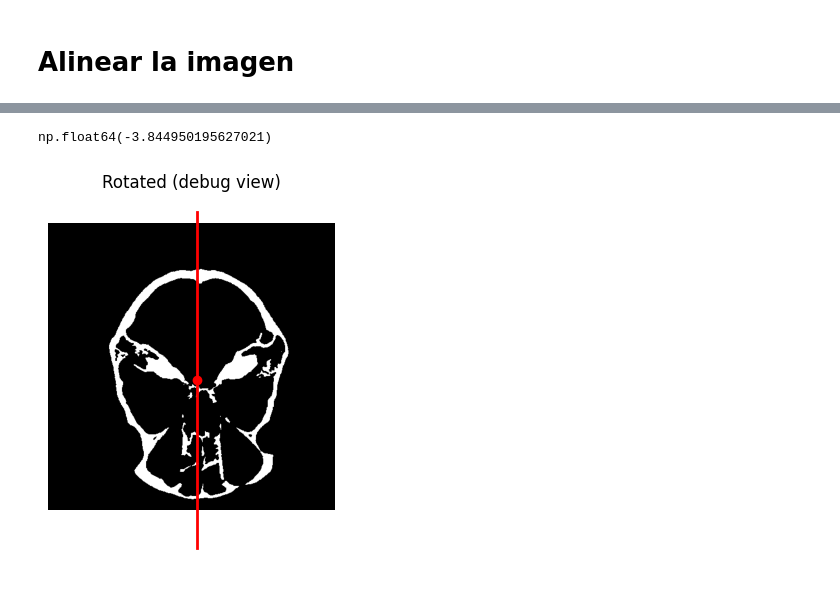
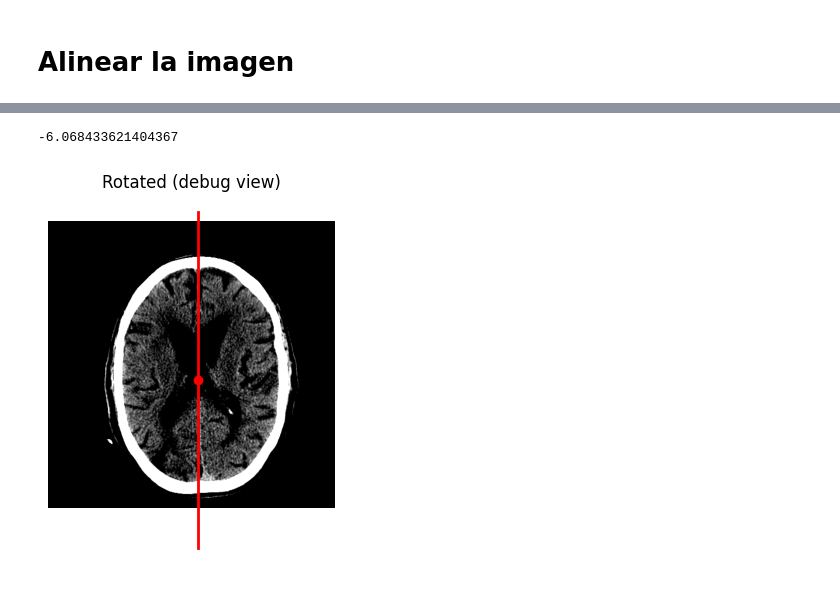
Before and after one commit to Traintain/DICOM_tools, a Jupyter notebook: Preprocessing.ipynb, the cells around one changed output, grey strips where cells are left out. Cells and saved outputs as stored; diff of their text form; code cells hidden in the pictures.

```diff
--- a/Preprocessing.ipynb
+++ b/Preprocessing.ipynb
@@ -8,5 +9,6 @@ import matplotlib.pyplot as plt
 # %%
-img_path = "C:/Users/jmriv/Dataset006_FSFB/imagesTr/FSFB_001_0000.nii.gz"
+img_path = "D:/jm.rivera/nnUnet_data/nnUNet_raw/Dataset009_FSFBMask/imagesTr/FSFBMask_001_0000.nii.gz"
+mask_path = "D:/jm.rivera/nnUnet_data/nnUNet_raw/Dataset009_FSFBMask/labelsTr/FSFBMask_001.nii.gz"
 # %%
 def apply_window(image, wl, ww):
     lower = wl - ww / 2
@@ -71,3 +71,6 @@ middle_value = int(np.mean(z_indices)) - 9
+# %%
+z_indices = np.where(mask_np.sum(axis=(1, 2)) > 0)[0]
+middle_value = int(np.mean(z_indices))
 # %%
 def show_slice(idx):
     windowed_slice = apply_window(ct_np[idx], 40, 40)
@@ -169,47 +178,48 @@ elif angle_deg > 90:
 rotation = (90 - angle_deg) * -1
 rotation
 # %% [output]
-np.float64(-3.844950195627021)
+-6.068433621404367
 # %%
-from scipy.ndimage import rotate
-
-rotated_slice = rotate(
-    slice_mask,
-    rotation,        # degrees
-    reshape=False,   # keep same size
-    order=1          # linear interpolation
-)
-
 def rotate_point(y, x, cy, cx, angle_deg):
     angle = np.radians(angle_deg)
 
     # shift to origin
     y0 = y - cy
     x0 = x - cx
 
     # rotate
     y_rot =  y0 * np.cos(angle) - x0 * np.sin(angle)
     x_rot =  y0 * np.sin(angle) + x0 * np.cos(angle)
 
     # shift back
     return y_rot + cy, x_rot + cx
 
 # original endpoints
 y1_rot, x1_rot = rotate_point(y1, x1, cy, cx, rotation)
 y2_rot, x2_rot = rotate_point(y2, x2, cy, cx, rotation)
 
-import matplotlib.pyplot as plt
+rotated_slice = rotate(
+    ct_np[middle_value],
+    rotation,        # degrees
+    reshape=False,   # keep same size
+    order=1          # linear interpolation
+)
 
-plt.imshow(rotated_slice, cmap='gray')
+# original endpoints
+y1_rot, x1_rot = rotate_point(y1, x1, cy, cx, rotation)
+y2_rot, x2_rot = rotate_point(y2, x2, cy, cx, rotation)
+
+windowed_slice = apply_window(rotated_slice, 40, 40)
+plt.imshow(windowed_slice, cmap='gray', origin="lower")
 
 # plot rotated center (same point)
 plt.scatter(cx, cy, color='red')
 
 # plot rotated axis
 plt.plot([x1_rot, x2_rot], [y1_rot, y2_rot], 'r-', linewidth=2)
 
 plt.title("Rotated (debug view)")
 plt.axis('off')
 plt.show()
 # %% [output]
-[figure, old version]
+[figure, new version]
```
Also changed, not shown: parts of 11 cells of this notebook.
